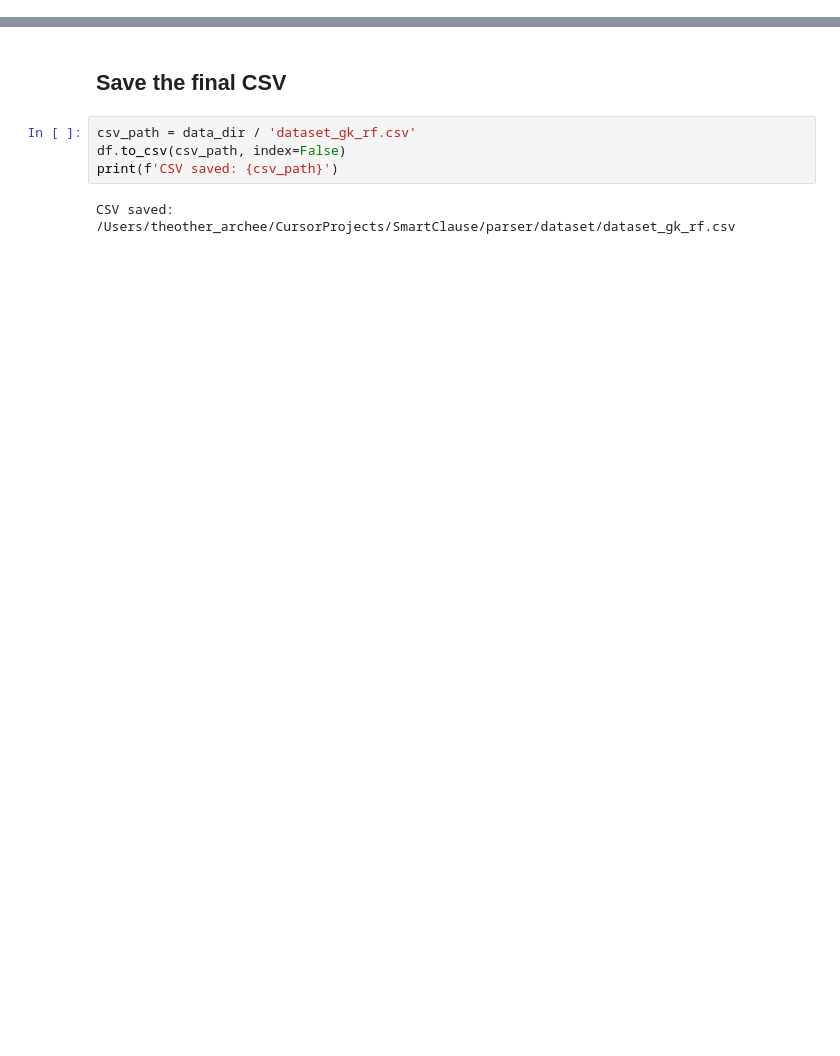
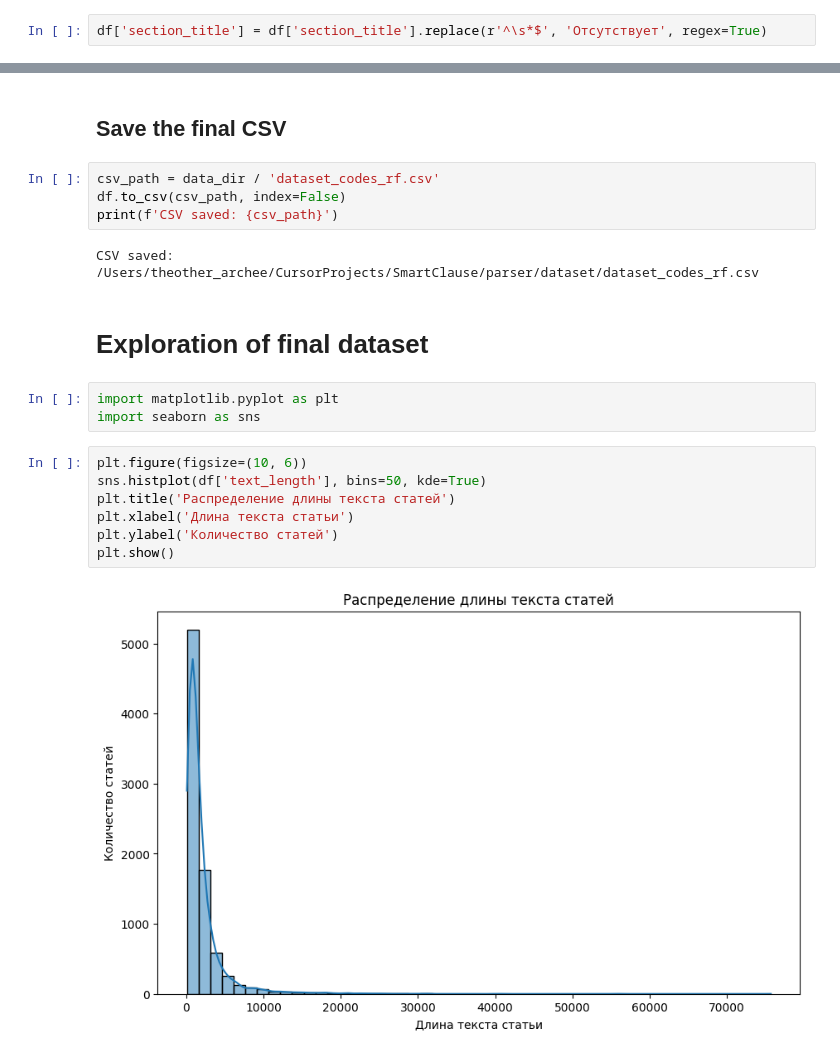
Before and after one commit to IU-Capstone-Project-2025/SmartClause, a Jupyter notebook: parser/parser.ipynb, the cells around one changed output, grey strips where cells are left out. Cells and saved outputs as stored; diff of their text form; blank space fills up the shorter version.

```diff
--- a/parser/parser.ipynb
+++ b/parser/parser.ipynb
@@ -292,0 +321,2 @@ df[df['file'] == 'Part2.doc'].sort_values('text_length', ascending=False).head()
+# %%
+df['section_title'] = df['section_title'].replace(r'^\s*$', 'Отсутствует', regex=True)
@@ -293,8 +339,22 @@ df[df['file'] == 'Part2.doc'].sort_values('text_length', ascending=False).head()
 # %% [markdown]
 ## Save the final CSV
 # %%
-csv_path = data_dir / 'dataset_gk_rf.csv'
+csv_path = data_dir / 'dataset_codes_rf.csv'
 df.to_csv(csv_path, index=False)
 print(f'CSV saved: {csv_path}')
 # %% [output]
-CSV saved: /Users/theother_archee/CursorProjects/SmartClause/parser/dataset/dataset_gk_rf.csv
+CSV saved: /Users/theother_archee/CursorProjects/SmartClause/parser/dataset/dataset_codes_rf.csv
+# %% [markdown]
+# Exploration of final dataset
+# %%
+import matplotlib.pyplot as plt
+import seaborn as sns
+# %%
+plt.figure(figsize=(10, 6))
+sns.histplot(df['text_length'], bins=50, kde=True)
+plt.title('Распределение длины текста статей')
+plt.xlabel('Длина текста статьи')
+plt.ylabel('Количество статей')
+plt.show()
+# %% [output]
+[figure, added]
```
Also changed, not shown: parts of 20 cells of this notebook, 32 other files.
